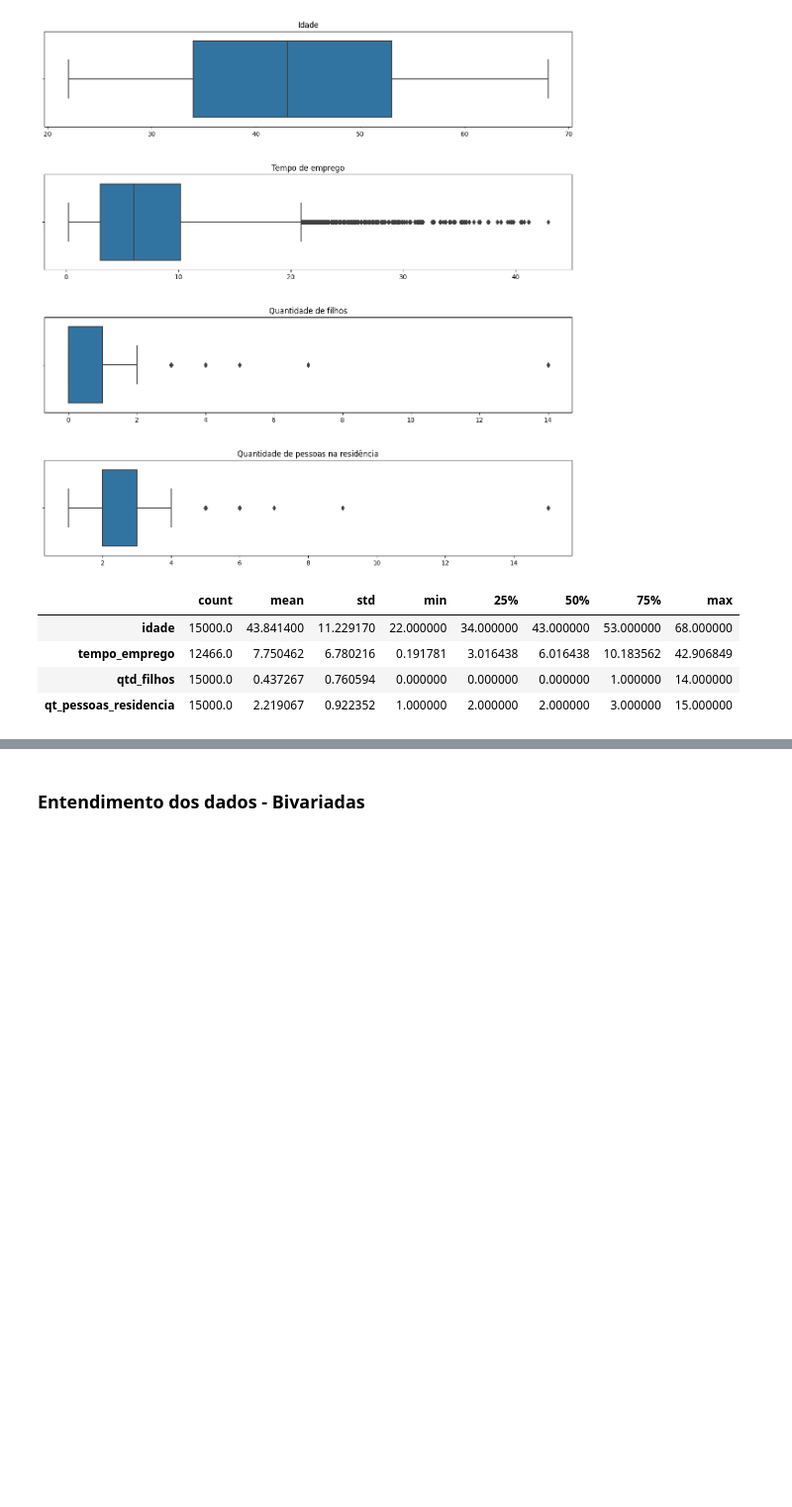
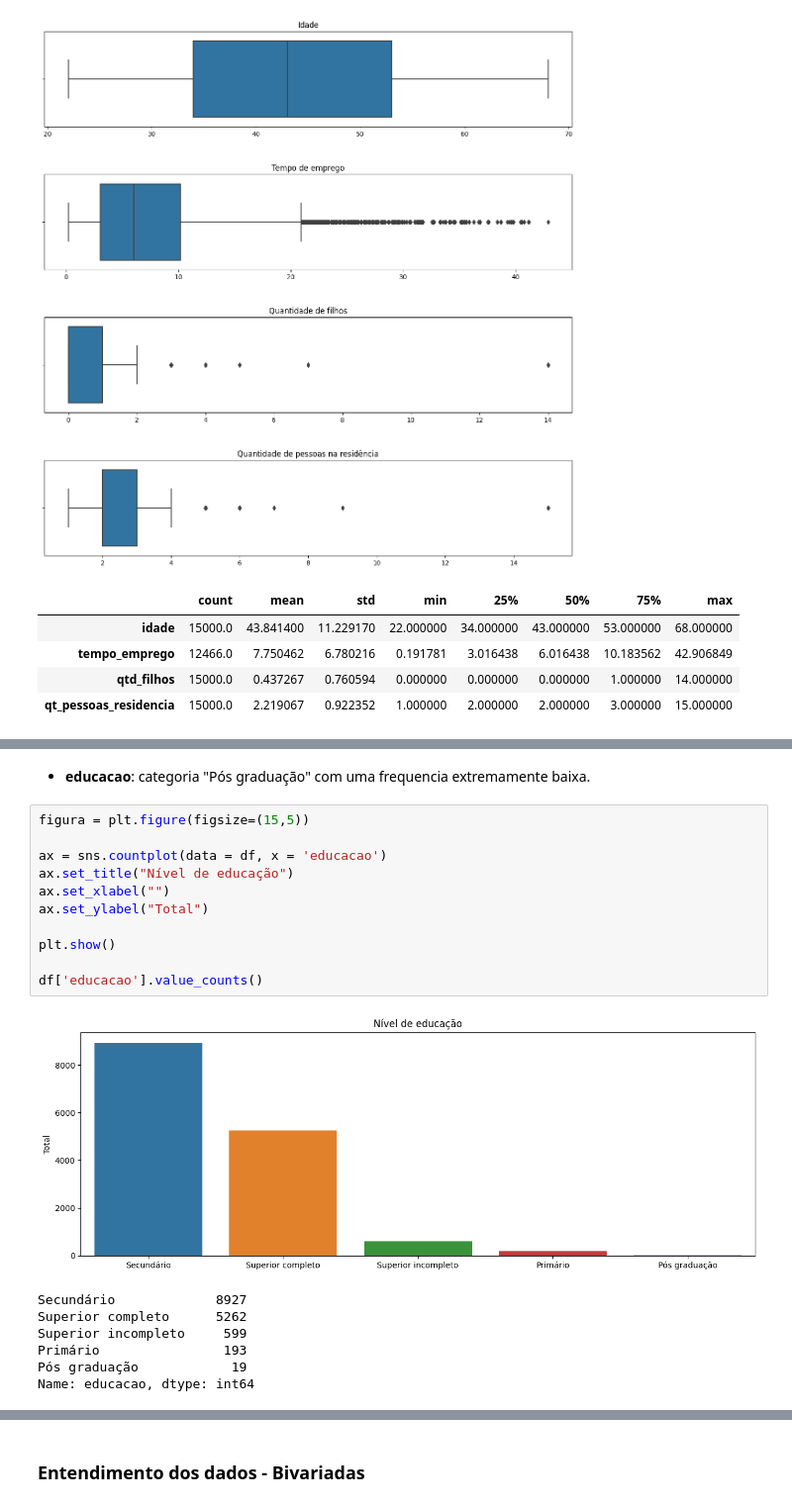
Before and after one commit to daviNGL/EBAC-projeto-previsao-de-renda, a Jupyter notebook: projeto.ipynb, the cells around one changed output, grey strips where cells are left out. Shown at 99% size. Cells and saved outputs as stored; diff of their text form; blank space fills up the shorter version.

```diff
--- a/projeto.ipynb
+++ b/projeto.ipynb
@@ -203,0 +202,21 @@ figura.subplots_adjust(hspace=0.3, wspace=0.5)
+# %% [markdown]
+- **educacao**: categoria "Pós graduação" com uma frequencia extremamente baixa.
+# %%
+figura = plt.figure(figsize=(15,5))
+
+ax = sns.countplot(data = df, x = 'educacao')
+ax.set_title("Nível de educação")
+ax.set_xlabel("")
+ax.set_ylabel("Total")
+
+plt.show()
+
+df['educacao'].value_counts()
+# %% [output]
+[figure, added]
+Secundário             8927
+Superior completo      5262
+Superior incompleto     599
+Primário                193
+Pós graduação            19
+Name: educacao, dtype: int64
```
Also changed, not shown: parts of 8 cells of this notebook, 1 other file.
